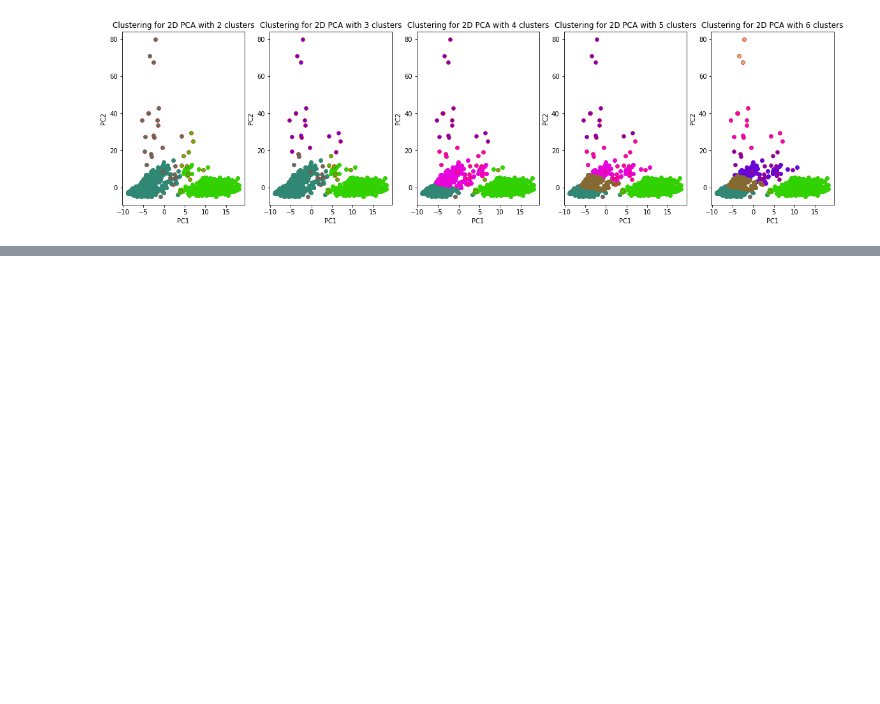
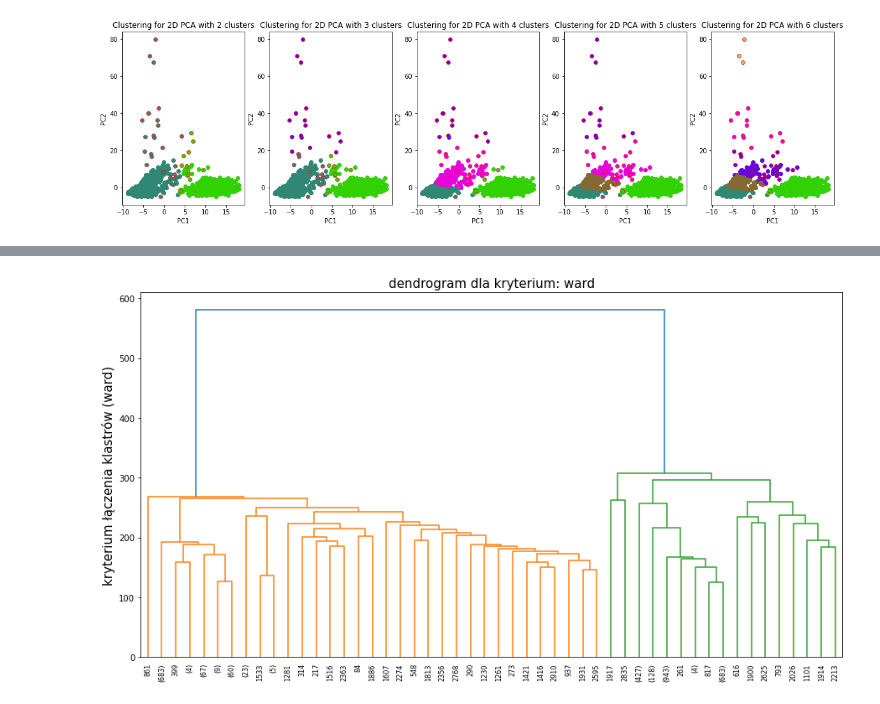
Before and after one commit to melehean/CTC-Detection, a Jupyter notebook: visualization.ipynb, the cells around one changed output, grey strips where cells are left out. Saved outputs shown, nothing was run; the diff lists cells and outputs as text; code cells hidden in the pictures; blank space fills up the shorter version.

```diff
--- a/visualization.ipynb
+++ b/visualization.ipynb
@@ -110,0 +140,5 @@ k_means_object.display_2d_pca_clustering(scaled_train_data, [2,3,4,5,6])
+# %%
+# dla przeskalowanych danych
+rysuj(scaled_train_data, 'ward', 50)
+# %% [output]
+[figure, added]
```
Also changed, not shown: parts of 5 cells of this notebook.
